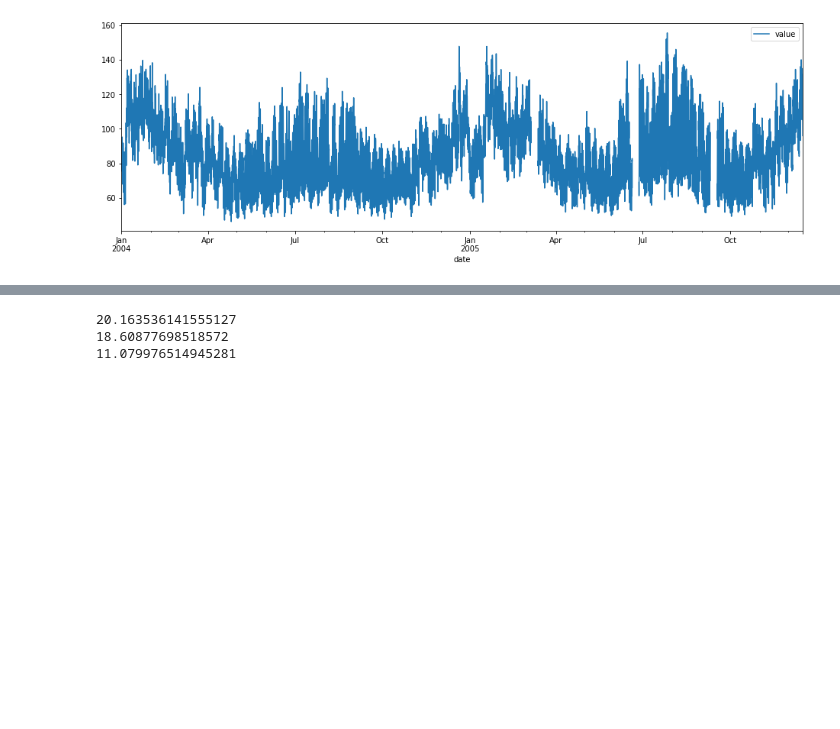
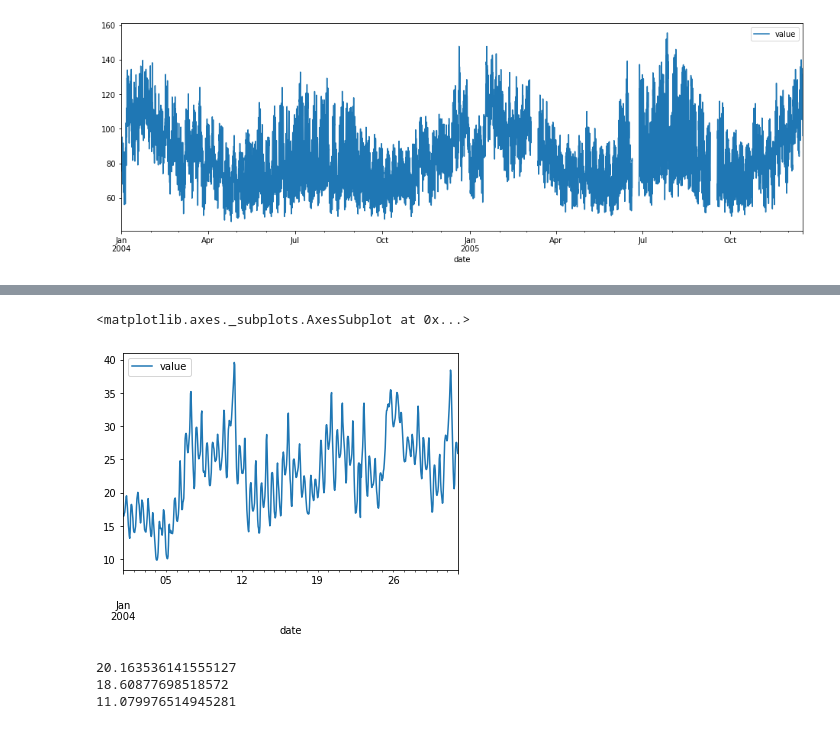
Before and after one commit to minhhoang1023/hck03, a Jupyter notebook: HCKT03 - Time Series/Baseline_Model.ipynb, the cells around one changed output, grey strips where cells are left out. Cells and saved outputs as stored; diff of their text form; code cells hidden in the pictures; blank space fills up the shorter version.

```diff
--- a/HCKT03 - Time Series/Baseline_Model.ipynb
+++ b/HCKT03 - Time Series/Baseline_Model.ipynb
@@ -61,3 +67,8 @@ area_3 = area_3_raw.dropna()
+# %%
+area_1['Jan 2004'].plot()
+# %% [output]
+<matplotlib.axes._subplots.AxesSubplot at 0x...>
+[figure, added]
 # %%
 area_1 = (area_1.ffill()+ area_1.bfill())/2
 area_2 = (area_2.ffill()+ area_2.bfill())/2
```
Also changed, not shown: parts of 1 cell of this notebook.
